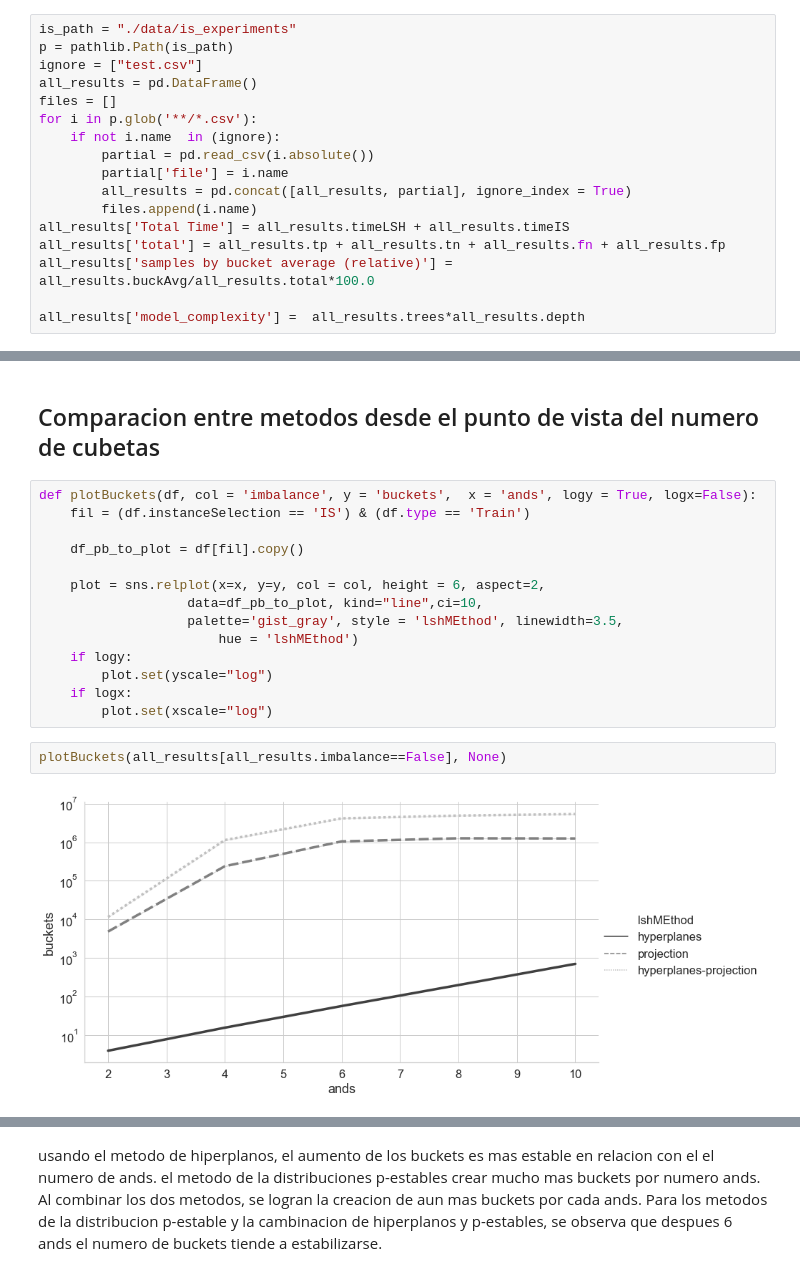
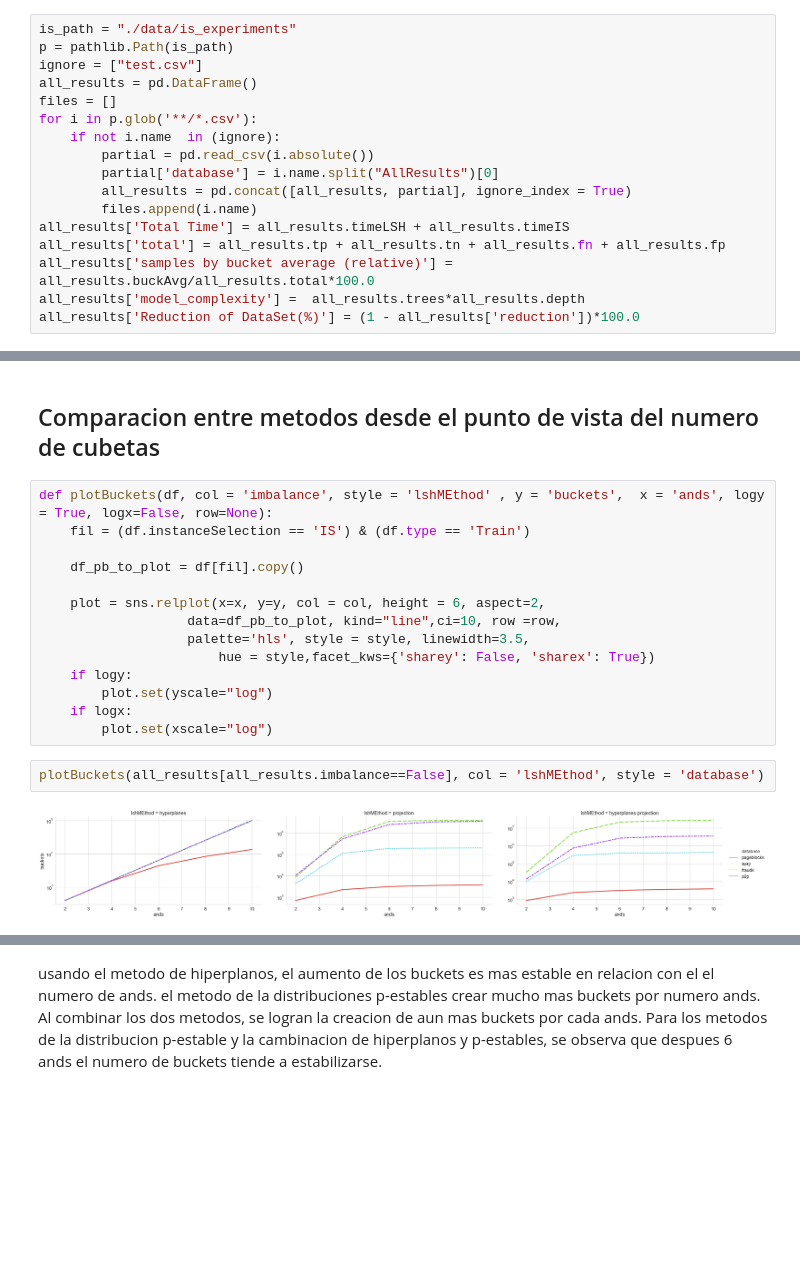
Before and after one commit to germaneduardo/results-analysis, a Jupyter notebook: PlotAnalysis.ipynb, the cells around one changed output, grey strips where cells are left out. Cells and saved outputs as stored; diff of their text form; blank space fills up the shorter version.

```diff
--- a/PlotAnalysis.ipynb
+++ b/PlotAnalysis.ipynb
@@ -20,14 +20,14 @@ files = []
 for i in p.glob('**/*.csv'):
     if not i.name  in (ignore):
         partial = pd.read_csv(i.absolute())
-        partial['file'] = i.name
+        partial['database'] = i.name.split("AllResults")[0]
         all_results = pd.concat([all_results, partial], ignore_index = True)
         files.append(i.name)
 all_results['Total Time'] = all_results.timeLSH + all_results.timeIS
 all_results['total'] = all_results.tp + all_results.tn + all_results.fn + all_results.fp
 all_results['samples by bucket average (relative)'] = all_results.buckAvg/all_results.total*100.0
-
 all_results['model_complexity'] =  all_results.trees*all_results.depth
+all_results['Reduction of DataSet(%)'] = (1 - all_results['reduction'])*100.0
 # %%
 all_results.sort_values(by = 'samples by bucket average (relative)')
 # %% [output]
@@ -152,23 +152,23 @@ check_result.sort_values(by = ['fileName', 'isMethod', 'lshMEthod'])
 # %% [markdown]
 ## Comparacion entre metodos desde el punto de vista  del numero de cubetas
 # %%
-def plotBuckets(df, col = 'imbalance', y = 'buckets',  x = 'ands', logy = True, logx=False):
+def plotBuckets(df, col = 'imbalance', style = 'lshMEthod' , y = 'buckets',  x = 'ands', logy = True, logx=False, row=None):
     fil = (df.instanceSelection == 'IS') & (df.type == 'Train')
 
     df_pb_to_plot = df[fil].copy()
 
     plot = sns.relplot(x=x, y=y, col = col, height = 6, aspect=2,
-                   data=df_pb_to_plot, kind="line",ci=10,
-                   palette='gist_gray', style = 'lshMEthod', linewidth=3.5,
-                       hue = 'lshMEthod')
+                   data=df_pb_to_plot, kind="line",ci=10, row =row,
+                   palette='hls', style = style, linewidth=3.5,
+                       hue = style,facet_kws={'sharey': False, 'sharex': True})
     if logy:
         plot.set(yscale="log")
     if logx:
         plot.set(xscale="log")
 # %%
-plotBuckets(all_results[all_results.imbalance==False], None)
+plotBuckets(all_results[all_results.imbalance==False], col = 'lshMEthod', style = 'database')
 # %% [output]
-[figure, old version]
+[figure, new version]
 # %%
 plotBuckets(all_results[(all_results.imbalance==False) &
 (all_results['samples by bucket average (relative)'] <= 100)],
```
Also changed, not shown: parts of 21 cells of this notebook, 3 other files.
